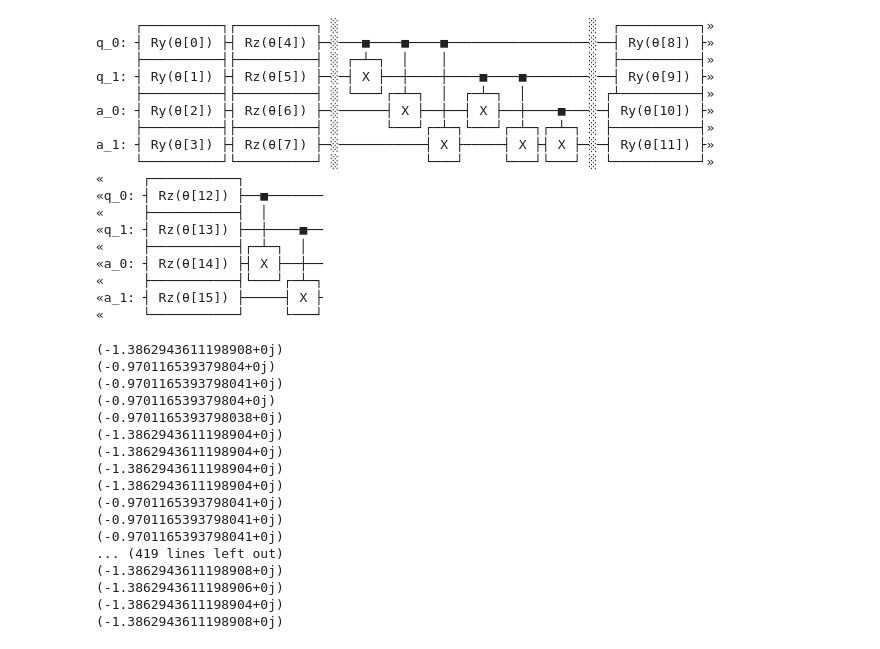
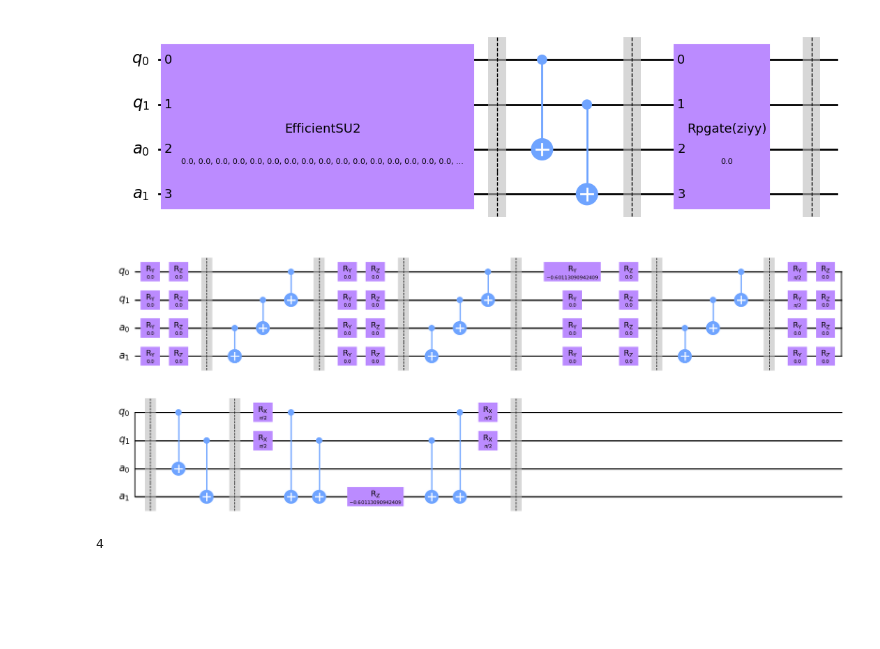
Before and after one commit to MarcDrudis/GibbsPreparation, a Jupyter notebook: test.ipynb, the cells around one changed output. Saved outputs shown, nothing was run; the diff lists cells and outputs as text; code cells hidden in the pictures; blank space fills up the shorter version.

```diff
--- a/test.ipynb
+++ b/test.ipynb
@@ -12,51 +14,22 @@ ModuleNotFoundError: No module named 'gibbs.preparation.utils'
 # %%
-
 beta = 1.0
-hamiltonian = create_hamiltonian_lattice(3,1.3,1.7)
-hamiltonian = SparsePauliOp.from_list([("XY",1)])
+hamiltonian = SparsePauliOp.from_list([("XY",-1.0),("YX",-1.0),("ZZ",1.0)])
 N = hamiltonian.num_qubits
-entanglement = [[i,N+i] for i in range(N)] + [[N+i,i+1] for i in range(N-1)]
-entanglement = entanglement[::2] + entanglement[1::2]
-ansatz,x0 = efficient_su2_ansatz(hamiltonian,depth = 1,entanglement="full")
-display(ansatz.decompose().draw(output='text'))
+ansatz,x0 = pauli_rotations_ansatz(SparsePauliOp.from_list([("XY",-1.0)]),depth = 3,entanglement="reverse_linear",rotations_number=1)
+# ansatz,x0 = efficient_su2_ansatz(hamiltonian,depth = 2,entanglement="reverse_linear")
+display(ansatz.bind_parameters(x0).draw(output='mpl'))
 varqite = VarQITE(ansatz,x0,backend=None)
 result = varqite.evolve(PauliSumOp(hamiltonian^("I"*N)),beta/2,timestep = 0.01)
-
-
-brute_params = brute_force_optimization(hamiltonian,ansatz,x0,beta = beta).x
+final_state = state_from_ansatz(ansatz,result.parameters[-1])
 # %% [output]
-     ┌──────────┐┌──────────┐ ░                                ░  ┌──────────┐»
-q_0: ┤ Ry(θ[0]) ├┤ Rz(θ[4]) ├─░───■────■────■──────────────────░──┤ Ry(θ[8]) ├»
-     ├──────────┤├──────────┤ ░ ┌─┴─┐  │    │                  ░  ├──────────┤»
-q_1: ┤ Ry(θ[1]) ├┤ Rz(θ[5]) ├─░─┤ X ├──┼────┼────■────■────────░──┤ Ry(θ[9]) ├»
-     ├──────────┤├──────────┤ ░ └───┘┌─┴─┐  │  ┌─┴─┐  │        ░ ┌┴──────────┤»
-a_0: ┤ Ry(θ[2]) ├┤ Rz(θ[6]) ├─░──────┤ X ├──┼──┤ X ├──┼────■───░─┤ Ry(θ[10]) ├»
-     ├──────────┤├──────────┤ ░      └───┘┌─┴─┐└───┘┌─┴─┐┌─┴─┐ ░ ├───────────┤»
-a_1: ┤ Ry(θ[3]) ├┤ Rz(θ[7]) ├─░───────────┤ X ├─────┤ X ├┤ X ├─░─┤ Ry(θ[11]) ├»
-     └──────────┘└──────────┘ ░           └───┘     └───┘└───┘ ░ └───────────┘»
-«     ┌───────────┐
-«q_0: ┤ Rz(θ[12]) ├──■───────
-«     ├───────────┤  │
-«q_1: ┤ Rz(θ[13]) ├──┼────■──
-«     ├───────────┤┌─┴─┐  │
-«a_0: ┤ Rz(θ[14]) ├┤ X ├──┼──
-«     ├───────────┤└───┘┌─┴─┐
-«a_1: ┤ Rz(θ[15]) ├─────┤ X ├
-«     └───────────┘     └───┘
-(-1.3862943611198908+0j)
-(-0.970116539379804+0j)
-(-0.9701165393798041+0j)
-(-0.970116539379804+0j)
-(-0.9701165393798038+0j)
-(-1.3862943611198904+0j)
-(-1.3862943611198904+0j)
-(-1.3862943611198904+0j)
-(-1.3862943611198904+0j)
-(-0.9701165393798041+0j)
-(-0.9701165393798041+0j)
-(-0.9701165393798041+0j)
-... (419 lines left out)
-(-1.3862943611198908+0j)
-(-1.3862943611198906+0j)
-(-1.3862943611198904+0j)
-(-1.3862943611198908+0j)
+[figure, added]
+# %%
+final_parameters = np.zeros_like(x0)
+final_parameters[np.abs(result.parameters[-1])>1e-10] = result.parameters[-1][np.abs(result.parameters[-1])>1e-10]
+display(ansatz.decompose().bind_parameters(np.round(final_parameters,14)).draw(output='mpl'))
+# %% [output]
+[figure, added]
+# %%
+ansatz.num_qubits
+# %% [output]
+4
```
Also changed, not shown: parts of 10 cells of this notebook, 12 other files.
